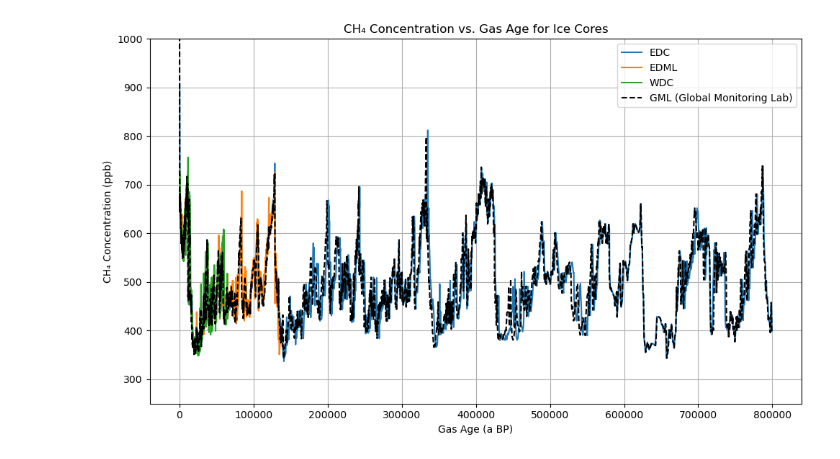
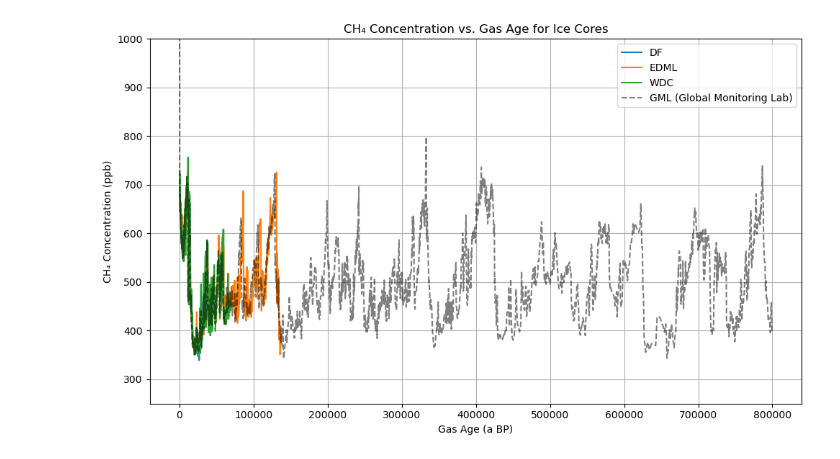
Before and after one commit to qmackay/BICC, a Jupyter notebook: Paleochrono/BICC2025/Python Code/methane_plot_program.ipynb, the cells around one changed output. Drawn from its saved outputs; the diff is of its cells as text; code cells hidden in the pictures.

Commit message:
New plots and flipping interpolation

```diff
--- a/Paleochrono/BICC2025/Python Code/methane_plot_program.ipynb
+++ b/Paleochrono/BICC2025/Python Code/methane_plot_program.ipynb
@@ -54,13 +54,16 @@ wdc_ch4 = pd.read_csv(wdc_file, delimiter="\t", comment="#", names=["depth (m)",
 wdc_ch4.dropna(inplace=True)
 
 wdc_ch4 = pd.DataFrame({
-    "depth": wdc_ch4["depth (m)"],
+    "depth (m)": wdc_ch4["depth (m)"],
     "Gas age (a bp)": wdc_ch4["Gas age (a bp)"],
     "CH4 (ppb)": wdc_ch4["CH4 (ppb)"]
 
 })
 # %%
 #import core output files
+
+cores = ['DF', 'EDC', 'EDML', 'WDC']
+core_ch4 = [df_ch4, edc_ch4, edml_ch4, wdc_ch4]
 
 paleo_output = {}
 
@@ -83,8 +86,8 @@ for core in cores:
 ch4_df = {}
 
 #this is temp fix because DF doesn't have gas age
-cores = ['EDC', 'EDML', 'WDC']
-core_ch4 = [edc_ch4, edml_ch4, wdc_ch4]
+cores = ['DF', 'EDML', 'WDC']
+core_ch4 = [df_ch4, edml_ch4, wdc_ch4]
 
 for core, core_data in zip(cores, core_ch4):
     paleo_depth_age = pd.DataFrame({
@@ -93,15 +96,15 @@ for core, core_data in zip(cores, core_ch4):
     })
 
     lab_ch4 = pd.DataFrame({
-        "gas_age (a bp)": core_data["Gas age (a bp)"],
+        "depth (m)": core_data["depth (m)"],
         "ch4_ppb": core_data["CH4 (ppb)"]
     })
 
-    interpolated_depth = np.interp(lab_ch4["gas_age (a bp)"], paleo_depth_age["air_age"], paleo_depth_age["depth"])
+    interpolated_age = np.interp(lab_ch4["depth (m)"], paleo_depth_age["depth"], paleo_depth_age["air_age"])
 
     ch4_df[core] = pd.DataFrame({
-        "depth (m)": interpolated_depth,
-        "gas_age (a bp)": lab_ch4["gas_age (a bp)"],
+        "gas_age (a bp)": interpolated_age,
+        "depth (m)": lab_ch4["depth (m)"],
         "ch4_ppb": lab_ch4["ch4_ppb"]
     })
 # %%
@@ -112,12 +115,12 @@ if os.name == 'nt':
     GML_path = "E:/GitHub/BICC/Paleochrono/BICC2025/raw data/Methane Data/CH4_GML_Data.xlsx"
 elif os.name == 'posix':
     x
-GML_CH4 = pd.read_excel(GML_path, skiprows=0, usecols=[2,3], names=["years ago", "CH4 (ppb)"])
+GML_CH4 = pd.read_excel(GML_path, skiprows=0, usecols=[2,3], names=["gas_age (a bp)", "ch4_ppb"])
 
 GML_CH4.dropna(inplace=True)
 
-GML_CH4["years ago"] = GML_CH4["years ago"]*-1
-GML_CH4["years ago"] = GML_CH4["years ago"]+1950 #align to 1950 as 0
+GML_CH4["gas_age (a bp)"] = GML_CH4["gas_age (a bp)"]*-1
+GML_CH4["gas_age (a bp)"] = GML_CH4["gas_age (a bp)"]+1950 #align to 1950 as 0
 
 print(GML_CH4)
 # %% [output]
@@ -136,40 +139,44 @@ print(GML_CH4)
 
 [2143 rows x 2 columns]
 # %%
+#This shows each core methane vs gas age
+
 import matplotlib.pyplot as plt
 
 # Create a plot
 plt.figure(figsize=(10, 6))
 
 # Plot data for each core
 for core in ch4_df:
     plt.plot(
         ch4_df[core]["gas_age (a bp)"],
         ch4_df[core]["ch4_ppb"],
-        label=core
+        label=core,
+        alpha=1
     )
 
 # Plot GML data
 plt.plot(
-    GML_CH4["years ago"],
-    GML_CH4["CH4 (ppb)"],
+    GML_CH4["gas_age (a bp)"],
+    GML_CH4["ch4_ppb"],
     label="GML (Global Monitoring Lab)",
     color="black",
-    linestyle="--"
+    linestyle="--",
+    alpha=0.5
 )
 
 # Add labels and title
 plt.xlabel("Gas Age (a BP)")
 plt.ylabel("CH₄ Concentration (ppb)")
 plt.title("CH₄ Concentration vs. Gas Age for Ice Cores")
 plt.legend()
 plt.grid(True)
 plt.tight_layout()
 
 plt.ylim(250, 1000)
 
 # Show the plot
 plt.savefig("E:/GitHub/BICC/Paleochrono/BICC2025/CH4_concentration_vs_gas_age.png")
 plt.show()
 # %% [output]
-[figure, old version]
+[figure, new version]
```
Also changed, not shown: parts of 4 cells of this notebook, 4 other files.
